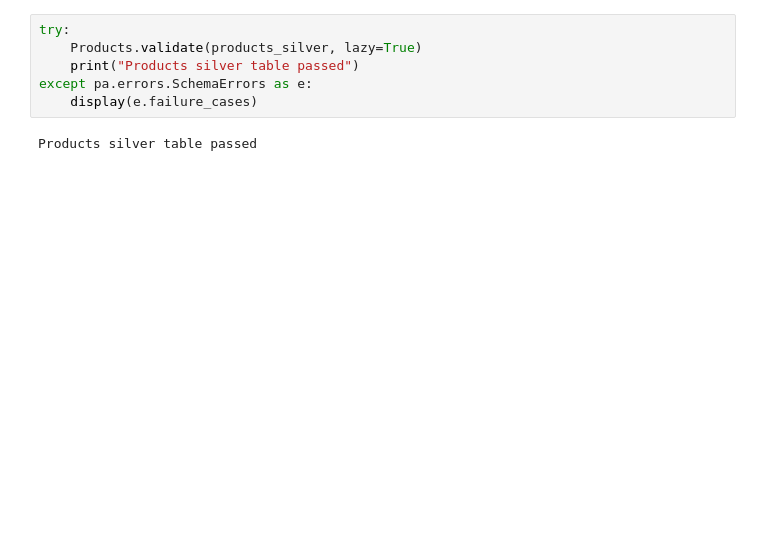
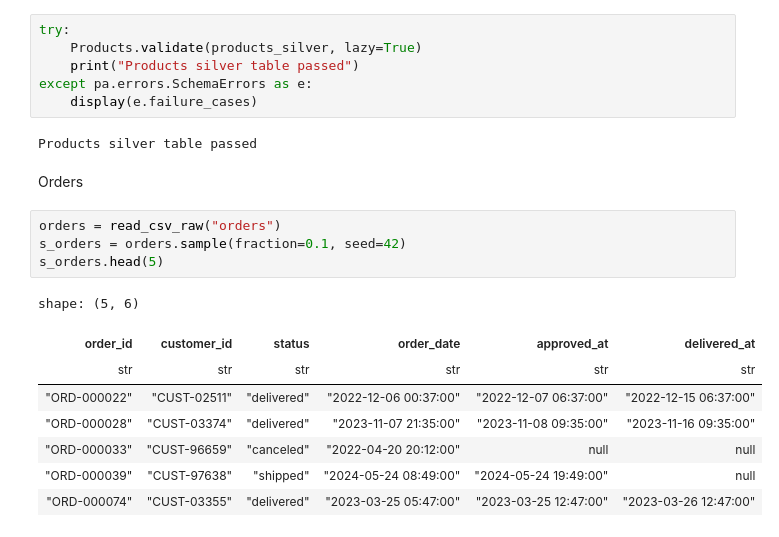
Before and after one commit to Almor21/ecommerce_etl, a Jupyter notebook: notebook.ipynb, the cells around one changed output. Cells and saved outputs as stored; diff of their text form; blank space fills up the shorter version.

Commit message:
feat: add bronze proccess with sample to the notebook

```diff
--- a/notebook.ipynb
+++ b/notebook.ipynb
@@ -229,3 +229,18 @@ except pa.errors.SchemaErrors as e:
     display(e.failure_cases)
 # %% [output]
 Products silver table passed
+# %% [markdown]
+Orders
+# %%
+orders = read_csv_raw("orders")
+s_orders = orders.sample(fraction=0.1, seed=42)
+s_orders.head(5)
+# %% [output]
+shape: (5, 6)
+| order_id | customer_id | status | order_date | approved_at | delivered_at |
+| str | str | str | str | str | str |
+| "ORD-000022" | "CUST-02511" | "delivered" | "2022-12-06 00:37:00" | "2022-12-07 06:37:00" | "2022-12-15 06:37:00" |
+| "ORD-000028" | "CUST-03374" | "delivered" | "2023-11-07 21:35:00" | "2023-11-08 09:35:00" | "2023-11-16 09:35:00" |
+| "ORD-000033" | "CUST-96659" | "canceled" | "2022-04-20 20:12:00" | null | null |
+| "ORD-000039" | "CUST-97638" | "shipped" | "2024-05-24 08:49:00" | "2024-05-24 19:49:00" | null |
+| "ORD-000074" | "CUST-03355" | "delivered" | "2023-03-25 05:47:00" | "2023-03-25 12:47:00" | "2023-03-26 12:47:00" |
```
Also changed, not shown: parts of 6 cells of this notebook, 1 other file.
